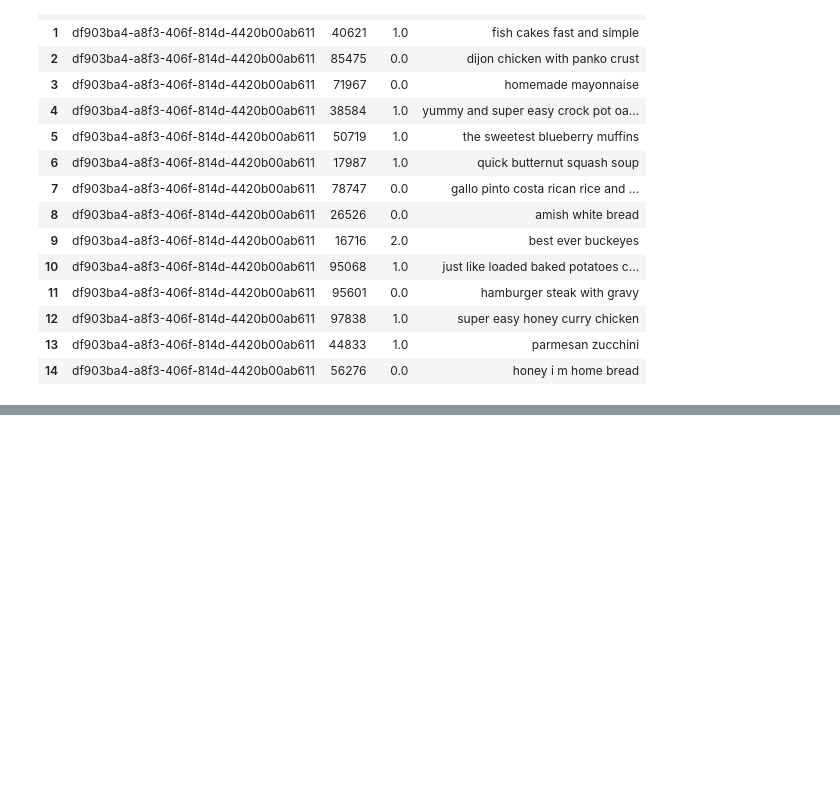
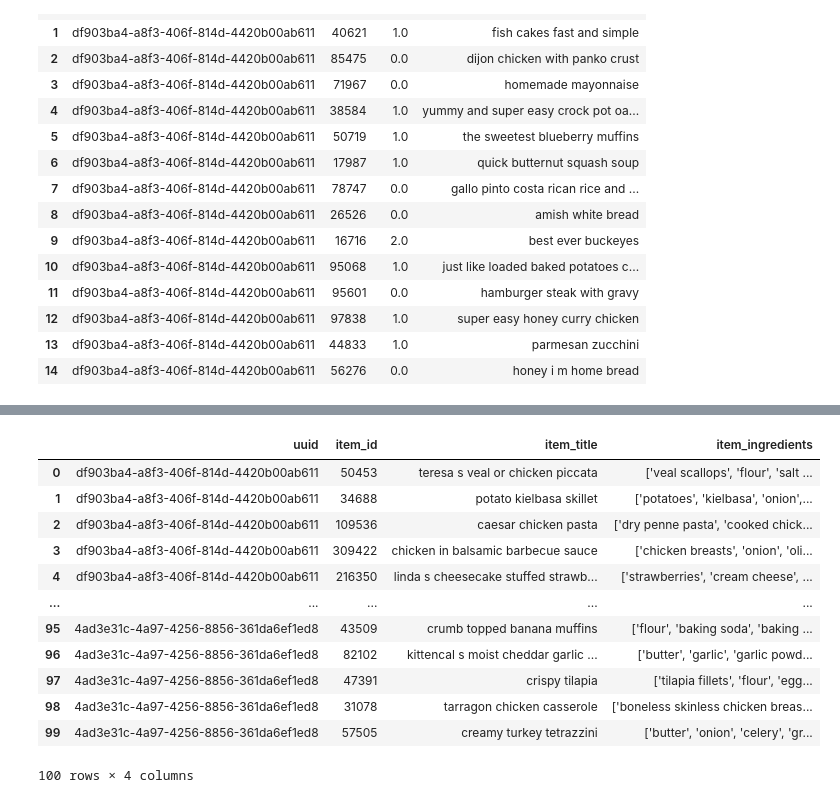
Before and after one commit to Max-We/Hawai, a Jupyter notebook: notebooks/recommender.ipynb, the cells around one changed output, grey strips where cells are left out. Saved outputs shown, nothing was run; the diff lists cells and outputs as text; code cells hidden in the pictures; blank space fills up the shorter version.

Commit message:
added save method
added save_recommendations_as_csv()

```diff
--- a/notebooks/recommender.ipynb
+++ b/notebooks/recommender.ipynb
@@ -91,6 +91,11 @@ class RecipeRecommender:
             eval_data=self.eval_data,
             metrics=["loss", "roc_auc", "precision", "recall", "ndcg"]
         )
+    def save_recommendations_as_csv(self,items_information,amount_of_recs, path):
+      df = self.get_recommendations(items_information,amount_of_recs)
+      df.to_csv(path, index=False)
+      return df
+
     def get_recommendations(self, items_information, n_rec):
         """
         Holt Empfehlungen für alle User in user_id_map und speichert die Ergebnisse in einem DataFrame.
@@ -124,15 +129,12 @@ class RecipeRecommender:
       # Liste für die Daten vorbereiten
       records = []
       for recipe in recommendations[user_id]:
-          # Score berechnen
-          score = self.__get_score(user_id, recipe)
           # Item-Titel und Zutaten anhand der recipe_id abrufen
           item_title, item_ingredients = self.__find_item_by_id(recipe, items_information)
           # Datensatz zur Liste hinzufügen
           records.append({
               "uuid": user_identifier,
               "item_id": recipe,
-              "score": score[0],
              "item_title": item_title,
               "item_ingredients": item_ingredients
           })
@@ -395,5 +399,4 @@ def load_items_information():
 items_information = load_items_information()
 # %%
 # Empfehlungen für importierten Nutzer (UUID)
-df = recommender.get_recommendations(items_information,20)
-df
+recommendations = recommender.save_recommendations_as_csv(items_information,20,"/content/sample_data/recommendations.csv")
@@ -413,0 +403,16 @@ df
+# %%
+recommendations
+# %% [output]
+|  | uuid | item_id | item_title | item_ingredients |
+| 0 | df903ba4-a8f3-406f-814d-4420b00ab611 | 50453 | teresa s veal or chicken piccata | ['veal scallops', 'flour', 'salt ... |
+| 1 | df903ba4-a8f3-406f-814d-4420b00ab611 | 34688 | potato kielbasa skillet | ['potatoes', 'kielbasa', 'onion',... |
+| 2 | df903ba4-a8f3-406f-814d-4420b00ab611 | 109536 | caesar chicken pasta | ['dry penne pasta', 'cooked chick... |
+| 3 | df903ba4-a8f3-406f-814d-4420b00ab611 | 309422 | chicken in balsamic barbecue sauce | ['chicken breasts', 'onion', 'oli... |
+| 4 | df903ba4-a8f3-406f-814d-4420b00ab611 | 216350 | linda s cheesecake stuffed strawb... | ['strawberries', 'cream cheese', ... |
+| ... | ... | ... | ... | ... |
+| 95 | 4ad3e31c-4a97-4256-8856-361da6ef1ed8 | 43509 | crumb topped banana muffins | ['flour', 'baking soda', 'baking ... |
+| 96 | 4ad3e31c-4a97-4256-8856-361da6ef1ed8 | 82102 | kittencal s moist cheddar garlic ... | ['butter', 'garlic', 'garlic powd... |
+| 97 | 4ad3e31c-4a97-4256-8856-361da6ef1ed8 | 47391 | crispy tilapia | ['tilapia fillets', 'flour', 'egg... |
+| 98 | 4ad3e31c-4a97-4256-8856-361da6ef1ed8 | 31078 | tarragon chicken casserole | ['boneless skinless chicken breas... |
+| 99 | 4ad3e31c-4a97-4256-8856-361da6ef1ed8 | 57505 | creamy turkey tetrazzini | ['butter', 'onion', 'celery', 'gr... |
+100 rows × 4 columns
```
Also changed, not shown: parts of 2 cells of this notebook.
